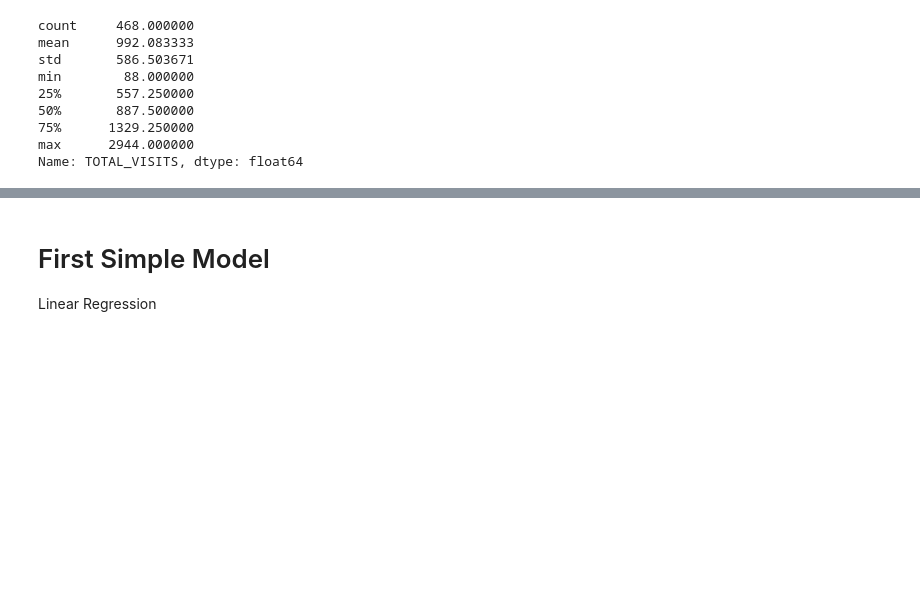
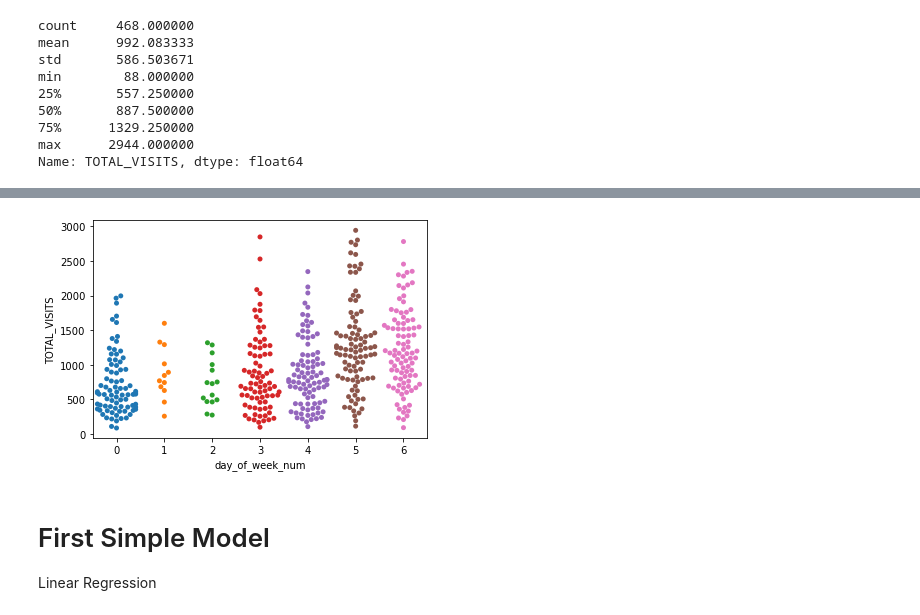
Before and after one commit to lperconti/Visitation, a Jupyter notebook: Resort2notebook.ipynb, the cells around one changed output, grey strips where cells are left out. Saved outputs shown, nothing was run; the diff lists cells and outputs as text; code cells hidden in the pictures; blank space fills up the shorter version.

```diff
--- a/Resort2notebook.ipynb
+++ b/Resort2notebook.ipynb
@@ -334,3 +378,9 @@ Name: TOTAL_VISITS, dtype: float64
+# %%
+fig, ax = plt.subplots()
+sns.swarmplot(x='day_of_week_num', y='TOTAL_VISITS', data=df_2_preprocessed);
+plt.savefig('Visuals/resort2dayofweekswarm.png', dpi=300);
+# %% [output]
+[figure, added]
 # %% [markdown]
 # First Simple Model
 Linear Regression
```
Also changed, not shown: parts of 8 cells of this notebook, 15 other files.
